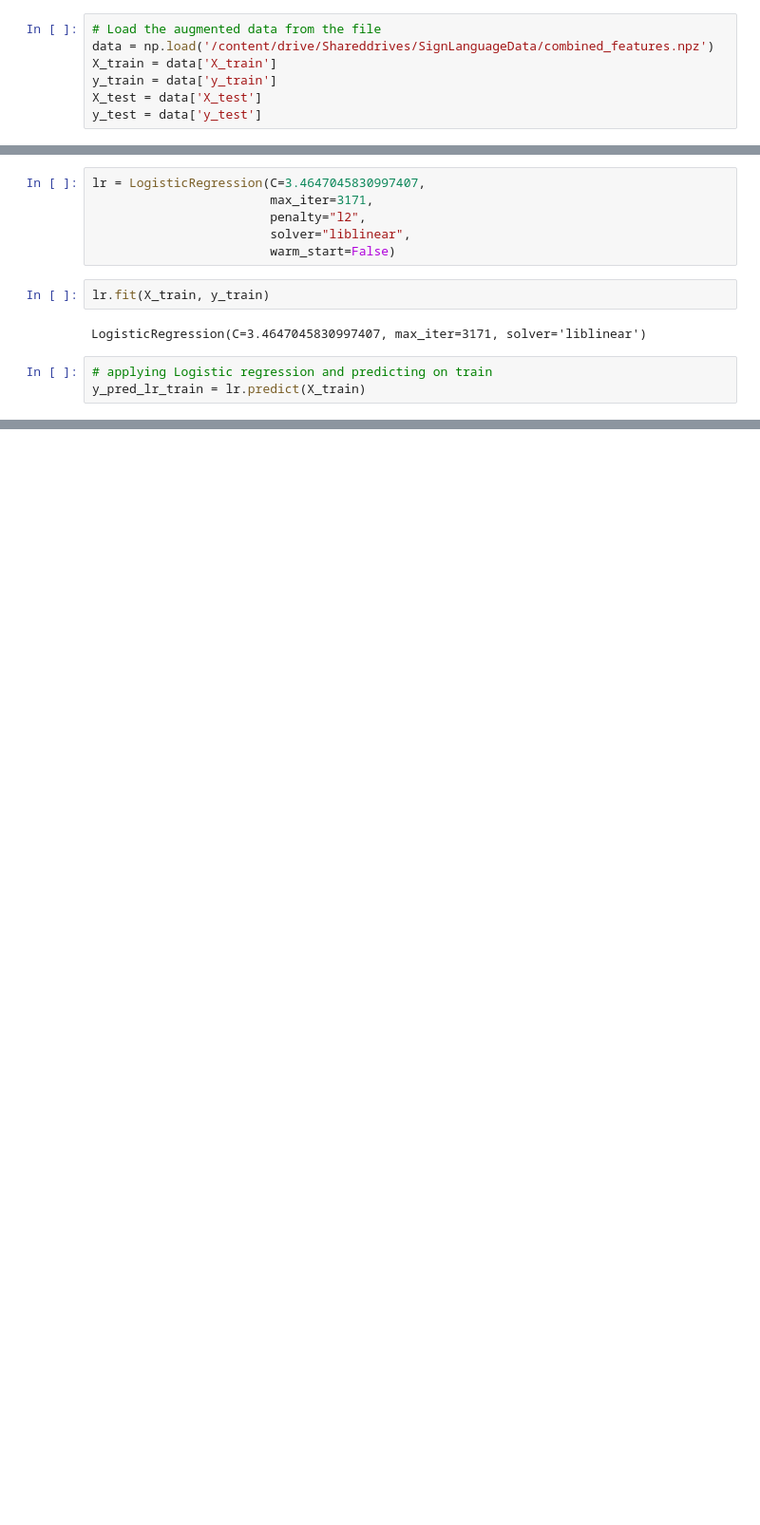
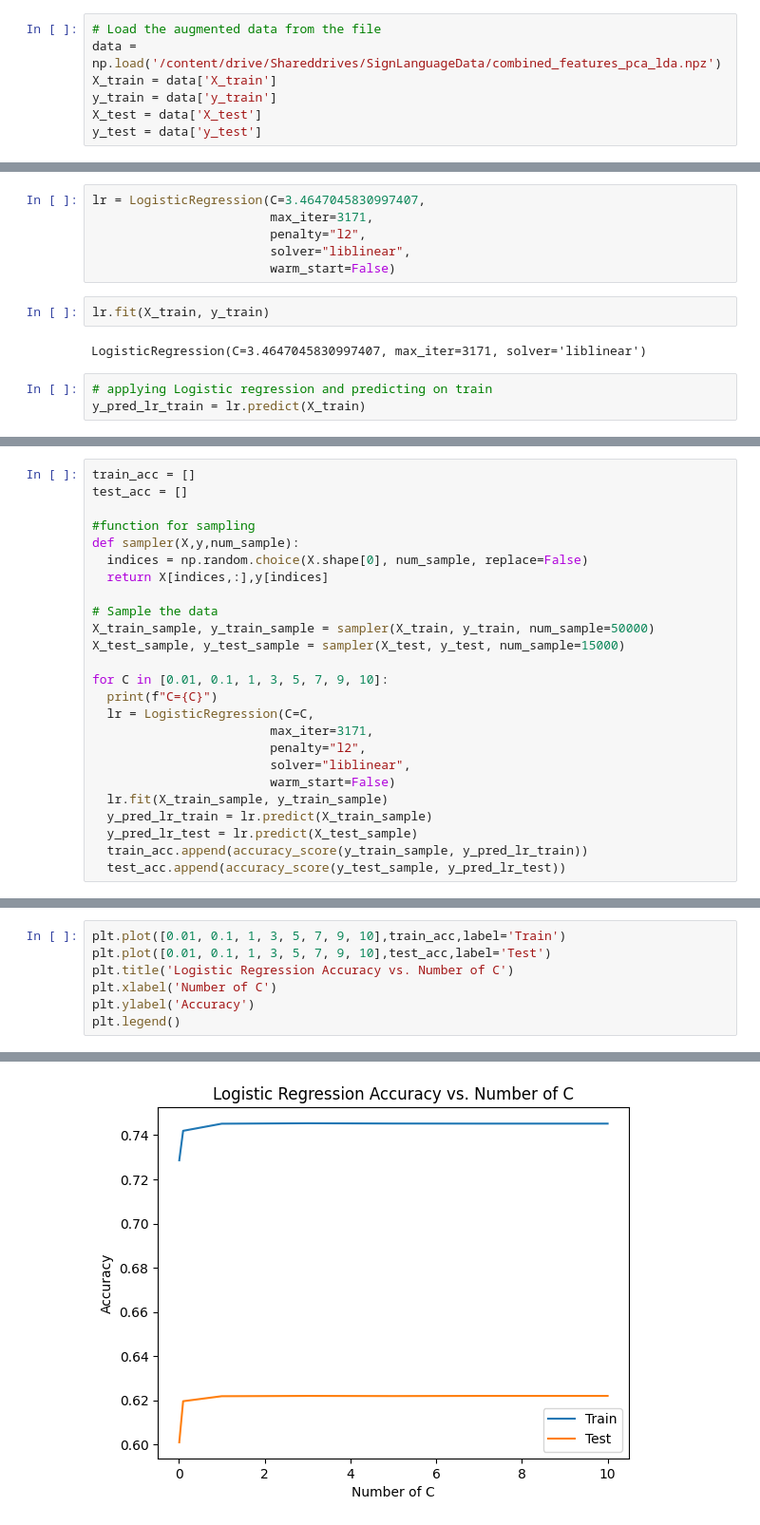
Before and after one commit to DataScienceAndEngineering/machine-learning-dse-i210-final-project-signlanguageclassification, a Jupyter notebook: notebooks/1.5-su-initial-baseline-model.ipynb, the cells around one changed output, grey strips where cells are left out. Shown at 95% size. Drawn from its saved outputs; the diff is of its cells as text; blank space fills up the shorter version.

Commit message:
tested with new featurs

```diff
--- a/notebooks/1.5-su-initial-baseline-model.ipynb
+++ b/notebooks/1.5-su-initial-baseline-model.ipynb
@@ -564,7 +513,7 @@ print(classification_report(y_test, y_pred_lr_sc, target_names=letters))
 ### Loading Combined feature data
 # %%
 # Load the augmented data from the file
-data = np.load('/content/drive/Shareddrives/SignLanguageData/combined_features.npz')
+data = np.load('/content/drive/Shareddrives/SignLanguageData/combined_features_pca_lda.npz')
 X_train = data['X_train']
 y_train = data['y_train']
 X_test = data['X_test']
@@ -640,0 +568,25 @@ Cohen's Kappa: 0.0026802488971960914
+# %%
+train_acc = []
+test_acc = []
+
+#function for sampling
+def sampler(X,y,num_sample):
+  indices = np.random.choice(X.shape[0], num_sample, replace=False)
+  return X[indices,:],y[indices]
+
+# Sample the data
+X_train_sample, y_train_sample = sampler(X_train, y_train, num_sample=50000)
+X_test_sample, y_test_sample = sampler(X_test, y_test, num_sample=15000)
+
+for C in [0.01, 0.1, 1, 3, 5, 7, 9, 10]:
+  print(f"C={C}")
+  lr = LogisticRegression(C=C,
+                        max_iter=3171,
+                        penalty="l2",
+                        solver="liblinear",
+                        warm_start=False)
+  lr.fit(X_train_sample, y_train_sample)
+  y_pred_lr_train = lr.predict(X_train_sample)
+  y_pred_lr_test = lr.predict(X_test_sample)
+  train_acc.append(accuracy_score(y_train_sample, y_pred_lr_train))
+  test_acc.append(accuracy_score(y_test_sample, y_pred_lr_test))
@@ -640,0 +608,8 @@ Cohen's Kappa: 0.0026802488971960914
+# %%
+plt.plot([0.01, 0.1, 1, 3, 5, 7, 9, 10],train_acc,label='Train')
+plt.plot([0.01, 0.1, 1, 3, 5, 7, 9, 10],test_acc,label='Test')
+plt.title('Logistic Regression Accuracy vs. Number of C')
+plt.xlabel('Number of C')
+plt.ylabel('Accuracy')
+plt.legend()
+# %% [output]
@@ -640,0 +617 @@ Cohen's Kappa: 0.0026802488971960914
+[figure, added]
```
Also changed, not shown: parts of 20 cells of this notebook.
